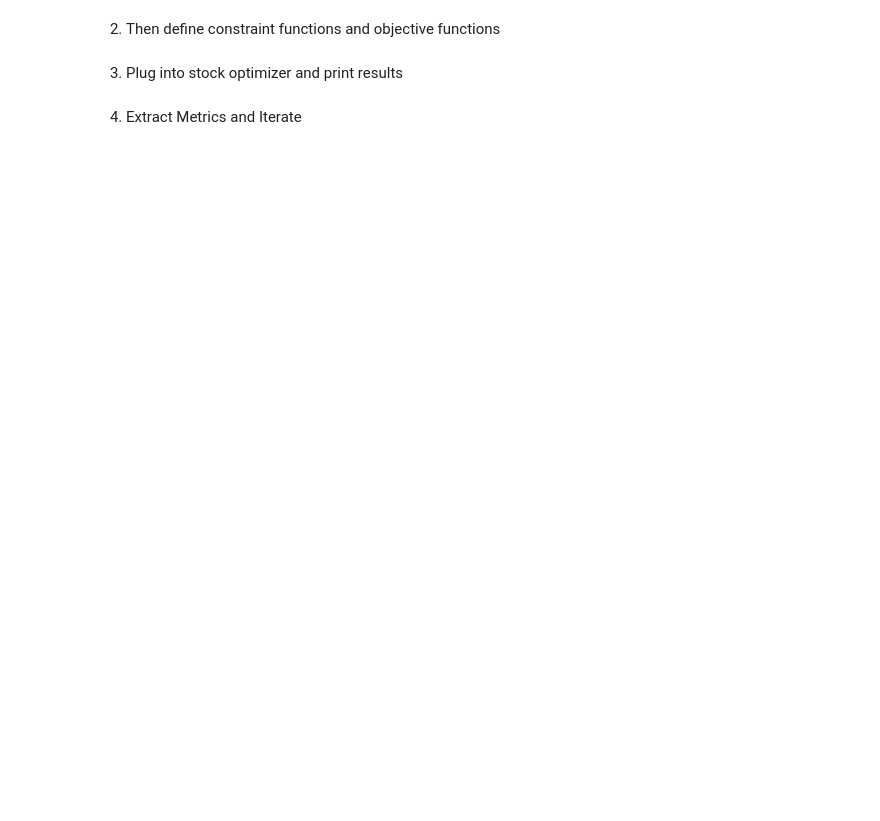
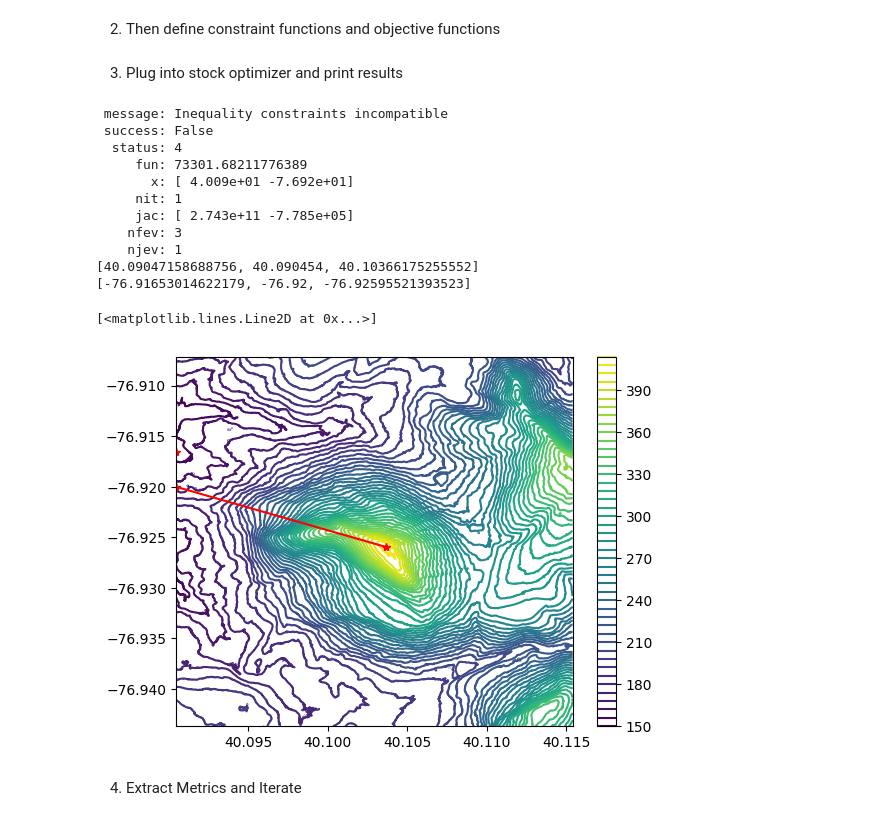
Before and after one commit to akwelker/MEEN575_Project, a Jupyter notebook: problem_2.ipynb, the cells around one changed output. Drawn from its saved outputs; the diff is of its cells as text; code cells hidden in the pictures; blank space fills up the shorter version.

```diff
--- a/problem_2.ipynb
+++ b/problem_2.ipynb
@@ -68,4 +216,40 @@ End Location: (40.10366175255552, -76.92595521393523, 411.659)
 # %% [markdown]
 3. Plug into stock optimizer and print results
+# %%
+result = opt.minimize(objective_function, [40.011, -76.92], constraints = constraints, bounds=bounds)
+print(result)
+
+final_path = get_path(result.x) # extract the path of the final result
+
+plt.figure(1)
+plt.contour(elv.lat, elv.lon, elv.elevation,50)
+plt.colorbar()
+
+path_x = []
+path_y = []
+
+for i in range(0, len(final_path)):
+
+    path_x.append(final_path[i][0])
+    path_y.append(final_path[i][1])
+
+print(path_x)
+print(path_y)
+
+plt.plot(path_x, path_y, "r*-")
+# %% [output]
+ message: Inequality constraints incompatible
+ success: False
+  status: 4
+     fun: 73301.68211776389
+       x: [ 4.009e+01 -7.692e+01]
+     nit: 1
+     jac: [ 2.743e+11 -7.785e+05]
+    nfev: 3
+    njev: 1
+[40.09047158688756, 40.090454, 40.10366175255552]
+[-76.91653014622179, -76.92, -76.92595521393523]
+[<matplotlib.lines.Line2D at 0x...>]
+[figure, added]
 # %% [markdown]
 4. Extract Metrics and Iterate
```
Also changed, not shown: parts of 2 cells of this notebook, 1 other file.
